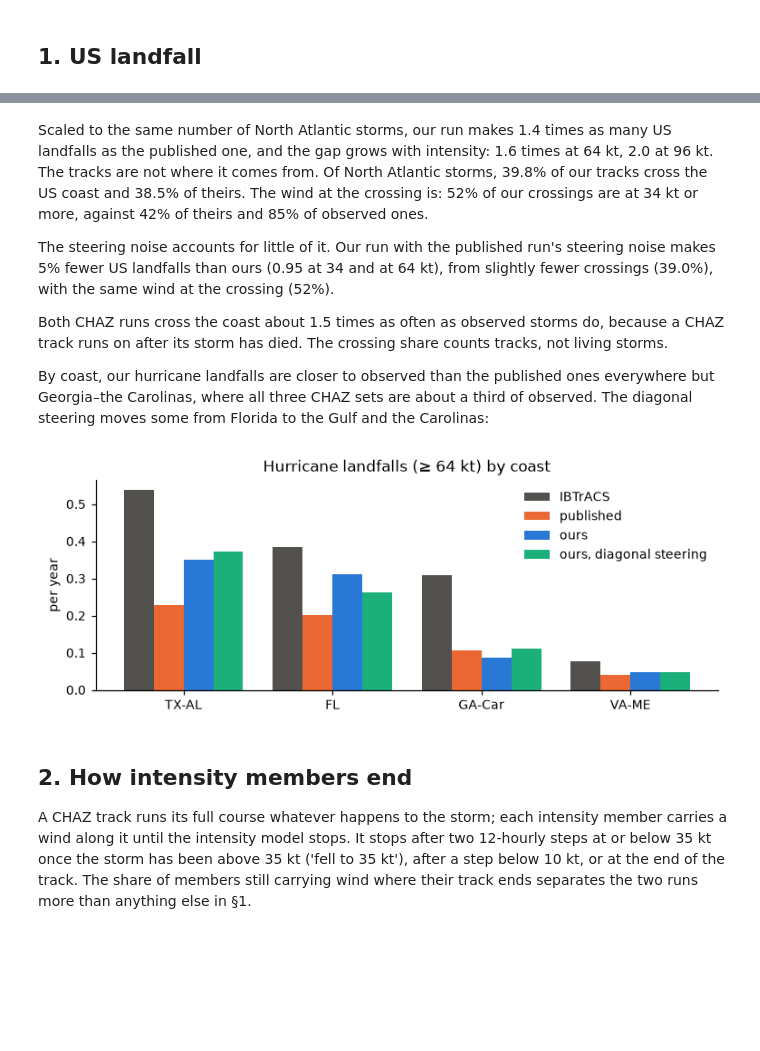
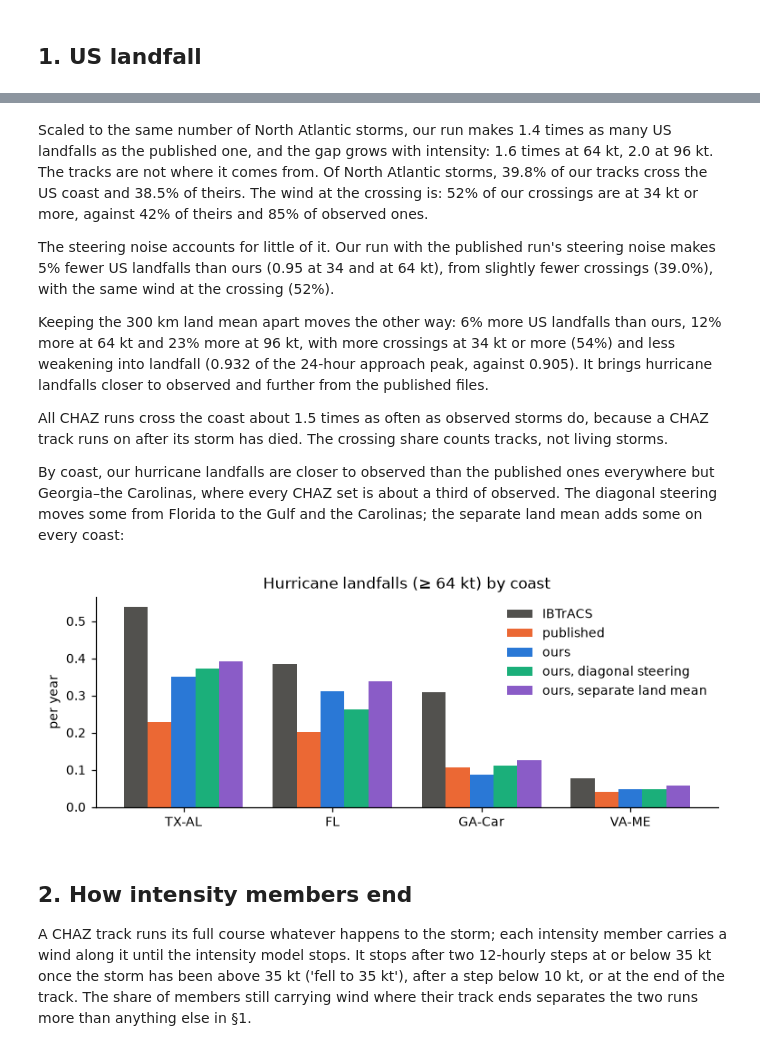
Before and after one commit to carbonplan/ocr-multi-hazard, a Jupyter notebook: docs/methods/hurricane-risk/tracks.ipynb, the cells around one changed output, grey strips where cells are left out. Cells and saved outputs as stored; diff of their text form; code cells hidden in the pictures; blank space fills up the shorter version.

```diff
--- a/docs/methods/hurricane-risk/tracks.ipynb
+++ b/docs/methods/hurricane-risk/tracks.ipynb
@@ -31,9 +34,19 @@ import xarray as xr
 from ocr.risks.hurricane import landfall, store, tracks
 
 TCGI = 'TCGI_CRH_PI'
-OURS, THEIRS, OBS, DIAG = '#2a78d6', '#eb6834', '#52514e', '#1baf7a'
-SETS = {'ours': TCGI, 'ours, diagonal steering': f'{TCGI}-steering-diagonal'}
-COLORS = {'IBTrACS': OBS, 'published': THEIRS, 'ours': OURS, 'ours, diagonal steering': DIAG}
+OURS, THEIRS, OBS, DIAG, LAND = '#2a78d6', '#eb6834', '#52514e', '#1baf7a', '#8a5cc7'
+SETS = {
+    'ours': TCGI,
+    'ours, diagonal steering': f'{TCGI}-steering-diagonal',
+    'ours, separate land mean': f'{TCGI}-land-separate',
+}
+COLORS = {
+    'IBTrACS': OBS,
+    'published': THEIRS,
+    'ours': OURS,
+    'ours, diagonal steering': DIAG,
+    'ours, separate land mean': LAND,
+}
 plt.rcParams.update(
     {'axes.spines.top': False, 'axes.spines.right': False, 'figure.dpi': 110, 'font.size': 9}
 )
@@ -109,30 +123,36 @@ The steering noise accounts for little of it. Our run with the published run's s
 makes 5% fewer US landfalls than ours (0.95 at 34 and at 64 kt), from slightly fewer crossings
 (39.0%), with the same wind at the crossing (52%).
 
-Both CHAZ runs cross the coast about 1.5 times as often as observed storms do, because a CHAZ
+Keeping the 300 km land mean apart moves the other way: 6% more US landfalls than ours, 12% more
+at 64 kt and 23% more at 96 kt, with more crossings at 34 kt or more (54%) and less weakening into
+landfall (0.932 of the 24-hour approach peak, against 0.905). It brings hurricane landfalls closer
+to observed and further from the published files.
+
+All CHAZ runs cross the coast about 1.5 times as often as observed storms do, because a CHAZ
 track runs on after its storm has died. The crossing share counts tracks, not living storms.
 
 By coast, our hurricane landfalls are closer to observed than the published ones everywhere but
-Georgia–the Carolinas, where all three CHAZ sets are about a third of observed. The diagonal
-steering moves some from Florida to the Gulf and the Carolinas:
+Georgia–the Carolinas, where every CHAZ set is about a third of observed. The diagonal steering
+moves some from Florida to the Gulf and the Carolinas; the separate land mean adds some on every
+coast:
 # %%
 regions = ['TX-AL', 'FL', 'GA-Car', 'VA-ME']
 fig, ax = plt.subplots(figsize=(7, 2.8))
 x = np.arange(len(regions))
 for k, (name, s) in enumerate(scaled.items()):
     ax.bar(
-        x + (k - 1.5) * 0.2,
+        x + (k - 2) * 0.16,
         [s[f'{r} landfalls/yr >= 64 kt'] for r in regions],
-        0.2,
+        0.16,
         color=COLORS[name],
         label=name,
     )
 ax.set_xticks(x, regions)
 ax.set(ylabel='per year', title='Hurricane landfalls (≥ 64 kt) by coast')
 ax.legend(frameon=False)
 fig.tight_layout()
 # %% [output]
-[figure, old version]
+[figure, new version]
 # %% [markdown]
 ## 2. How intensity members end
 
```
Also changed, not shown: parts of 11 cells of this notebook.
